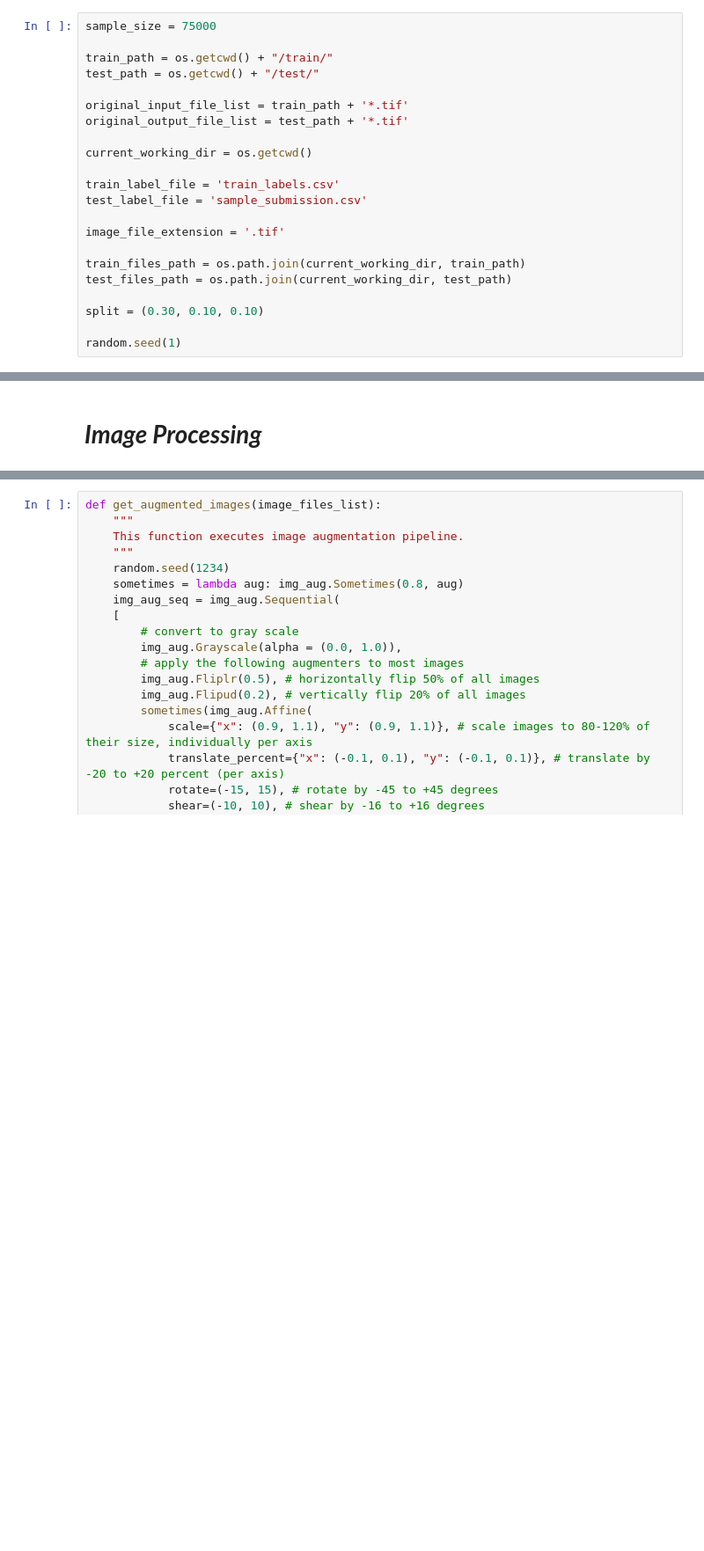
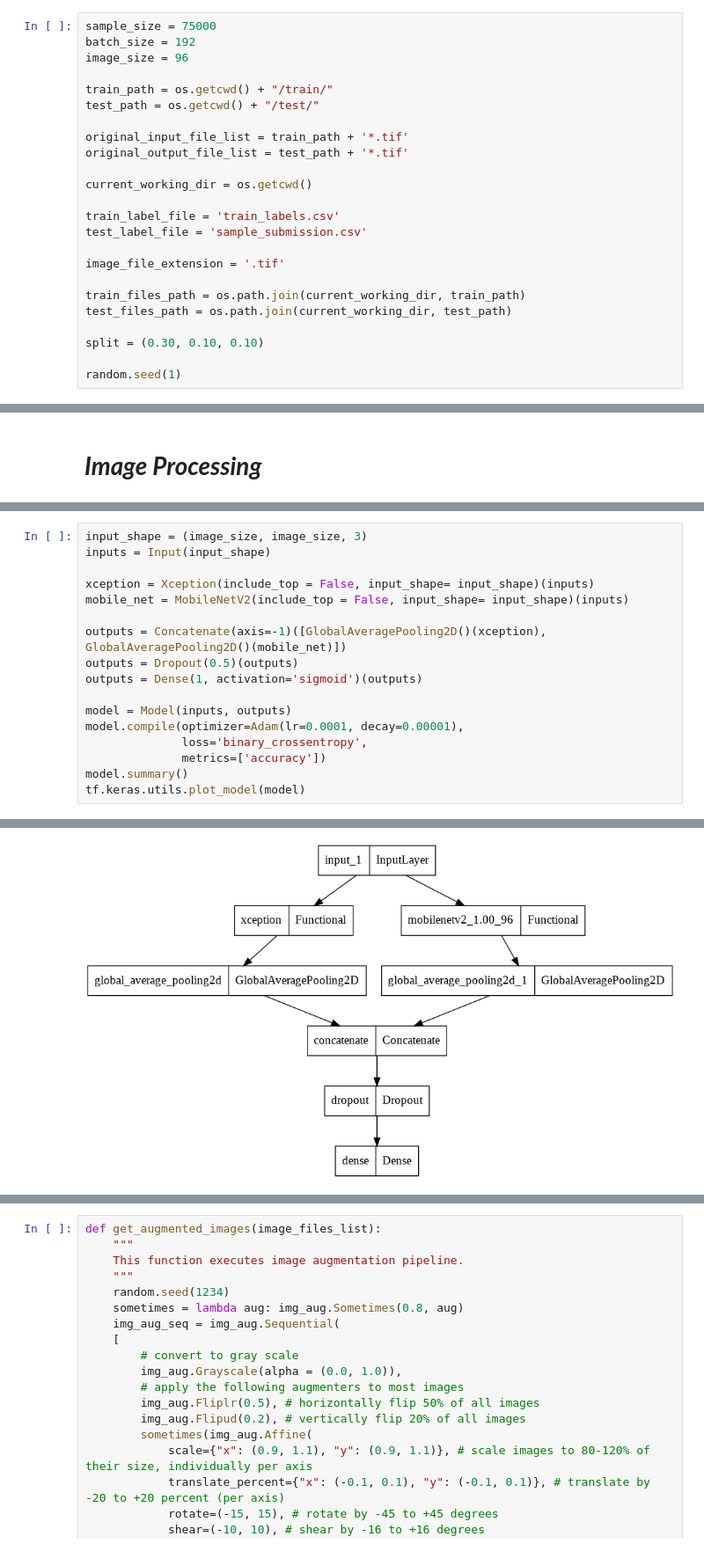
Before and after one commit to srilamaiti/ml_works, a Jupyter notebook: cancer_detection.ipynb, the cells around one changed output, grey strips where cells are left out. Shown at 88% size. Cells and saved outputs as stored; diff of their text form; blank space fills up the shorter version.

```diff
--- a/cancer_detection.ipynb
+++ b/cancer_detection.ipynb
@@ -215,6 +236,8 @@ f4e5dc9c949920f1b3362982e15e99bf6f3ef83b,0
 ## ***A. Defining Vartiables***
 # %%
 sample_size = 75000
+batch_size = 192
+image_size = 96
 
 train_path = os.getcwd() + "/train/"
 test_path = os.getcwd() + "/test/"
@@ -939,0 +993,18 @@ File count under /content/image_processing/test/ is 28234
+# %%
+input_shape = (image_size, image_size, 3)
+inputs = Input(input_shape)
+
+xception = Xception(include_top = False, input_shape= input_shape)(inputs)
+mobile_net = MobileNetV2(include_top = False, input_shape= input_shape)(inputs)
+
+outputs = Concatenate(axis=-1)([GlobalAveragePooling2D()(xception), GlobalAveragePooling2D()(mobile_net)])
+outputs = Dropout(0.5)(outputs)
+outputs = Dense(1, activation='sigmoid')(outputs)
+
+model = Model(inputs, outputs)
+model.compile(optimizer=Adam(lr=0.0001, decay=0.00001),
+              loss='binary_crossentropy',
+              metrics=['accuracy'])
+model.summary()
+tf.keras.utils.plot_model(model)
+# %% [output]
@@ -939,0 +1029 @@ File count under /content/image_processing/test/ is 28234
+[figure, added]
```
Also changed, not shown: parts of 8 cells of this notebook.
